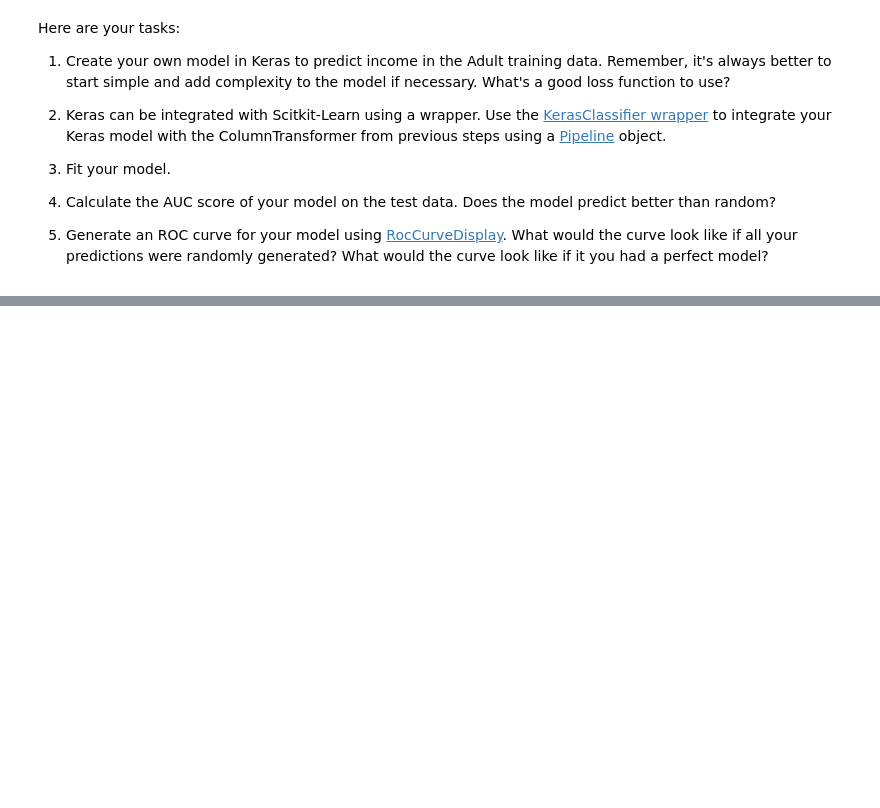
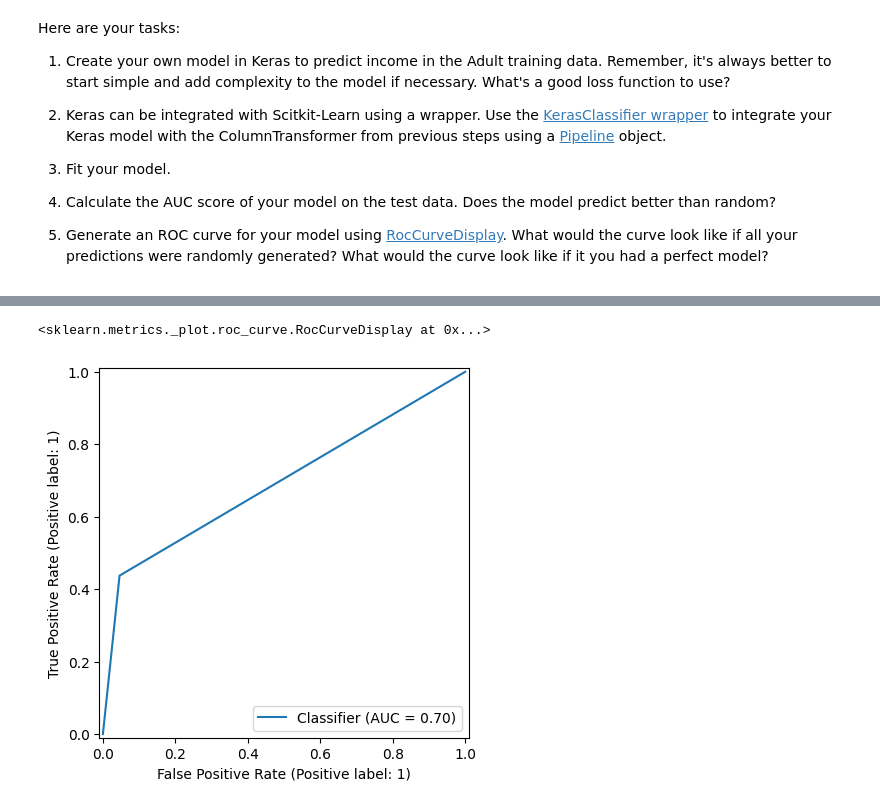
Before and after one commit to CTM-Data/springboard-ai, a Jupyter notebook: projects/24_Marquardt_MLE_MiniProject_Deep_Learning.ipynb, the cells around one changed output, grey strips where cells are left out. Saved outputs shown, nothing was run; the diff lists cells and outputs as text; code cells hidden in the pictures; blank space fills up the shorter version.

```diff
--- a/projects/24_Marquardt_MLE_MiniProject_Deep_Learning.ipynb
+++ b/projects/24_Marquardt_MLE_MiniProject_Deep_Learning.ipynb
@@ -298,7 +293,7 @@ X_train.shape
 # %%
 # Define the Keras model
 model = Sequential()
-model.add(Input(shape=(X_train.shape[1],)))
+model.add(Input(shape=(108,)))
 model.add(Dense(64, activation='relu'))
 model.add(Dense(32, activation='relu'))
 model.add(Dense(1))
@@ -336,3 +344,5 @@ array=ColumnTransformer(remainder='passthrough',
 # %%
 # Calculate the AUC score of your model on the test data.
 # Does the model predict better than random?
+y_pred = pipe.predict(X_test)
+roc_auc_score(y_test, y_pred)
@@ -339,2 +352,6 @@ array=ColumnTransformer(remainder='passthrough',
 # %%
 # Generate an ROC curve for your model.
+RocCurveDisplay.from_predictions(y_test, y_pred)
+# %% [output]
+<sklearn.metrics._plot.roc_curve.RocCurveDisplay at 0x...>
+[figure, added]
```
Also changed, not shown: parts of 5 cells of this notebook.
